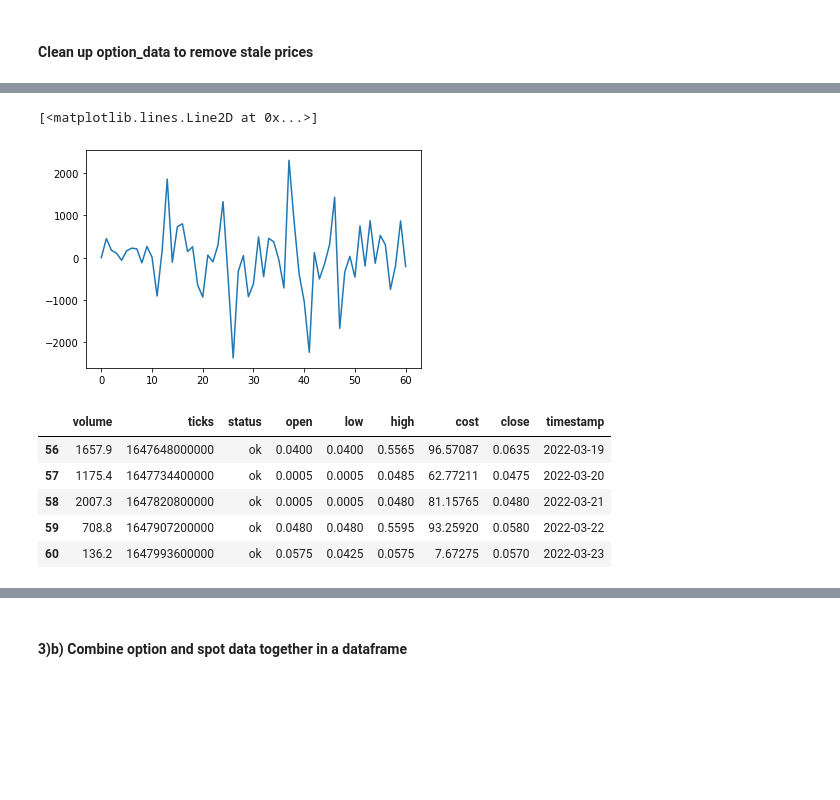
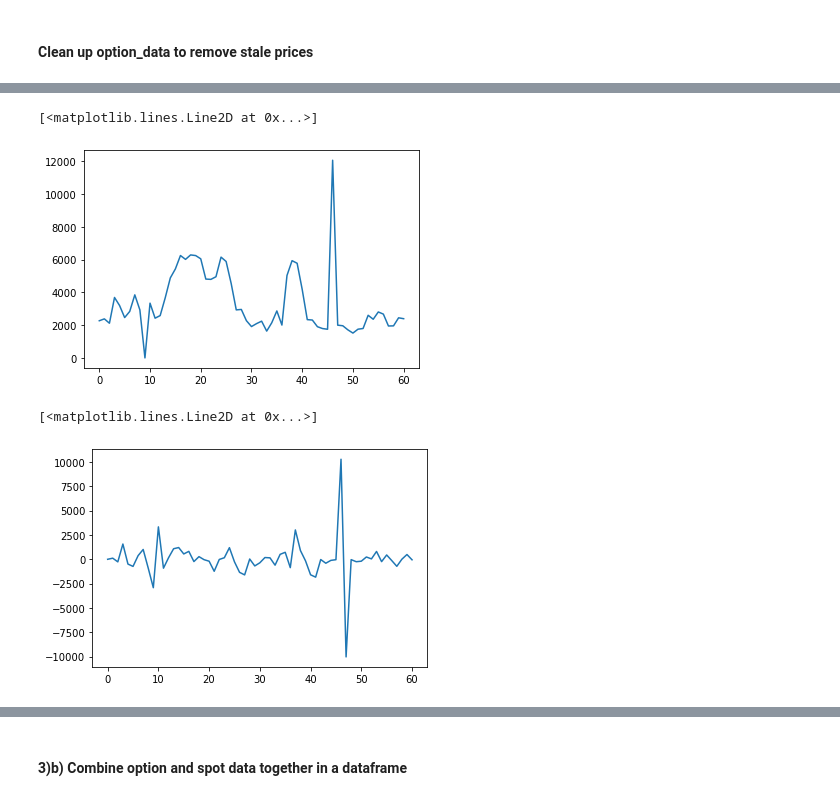
Before and after one commit to marcNY/crypto_option_dashboard, a Jupyter notebook: notebooks/WebApp Template.ipynb, the cells around one changed output, grey strips where cells are left out. Saved outputs shown, nothing was run; the diff lists cells and outputs as text; code cells hidden in the pictures; blank space fills up the shorter version.

```diff
--- a/notebooks/WebApp Template.ipynb
+++ b/notebooks/WebApp Template.ipynb
@@ -188,2 +177,9 @@ plt.plot(spot_data['timestamp'], spot_data['close'])
+# %%
+data = pd.merge(option_data, spot_data, how="left", on="ticks", suffixes=("_option","_spot"))
+
+unwanted = data.columns[data.columns.str.startswith('Unnamed')]
+data.drop(unwanted, axis=1, inplace=True)
+data.drop(["timestamp_option","timestamp_spot"],axis=1, inplace=True)
+data['timestamp'] = data.ticks.apply(lambda x:dt.datetime.fromtimestamp(x/1000))
 # %% [markdown]
 #### Clean up option_data to remove stale prices
@@ -214,7 +201,10 @@ deltas = np.zeros(len(option_data.index))
 option_pnls = np.zeros(len(option_data.index))
 spot_pnls = np.zeros(len(option_data.index))
 combined_pnls = np.zeros(len(option_data.index))
-cum_pnl = np.zeros(len(option_data.index))
+
+cum_option_pnl = np.zeros(len(option_data.index))
+cum_spot_pnl = np.zeros(len(option_data.index))
+cum_combined_pnl = np.zeros(len(option_data.index))
 
 option_pos = np.zeros(len(option_data.index))
 spot_pos = np.zeros(len(option_data.index))
@@ -226,8 +216,8 @@ for i in range(0, len(option_data.index)):
     days_to_expiry = (dt.datetime.fromtimestamp(ts_expiration / 1000) - dt.datetime.fromtimestamp(option_data['ticks'][i] / 1000)).days
 
     try:
-        implied_vols[i] = implied_volatility(price=option_data['close'][i] * spot_data['close'][i],
-                                             S=spot_data['close'][i],
+        implied_vols[i] = implied_volatility(price=data['close_option'][i] * data['close_spot'][i],
+                                             S=data['close_spot'][i],
                                              K=desired_strike,
                                              t=days_to_expiry/365,
                                              r=r,
@@ -240,33 +230,36 @@ for i in range(0, len(option_data.index)):
             implied_vols[0] = 0.70
         else:
             implied_vols[i] = implied_vols[i-1]
-    if i>0 and implied_vols[i] > 2* implied_vols[i-1]:
-            implied_vols[i]=1.1*implied_vols[i-1]
-    if i>0 and implied_vols[i] < 0.5* implied_vols[i-1]:
-        implied_vols[i]=0.9*implied_vols[i-1]
+
+    if i>0 and implied_vols[i] > 2 * implied_vols[i-1]:
+            implied_vols[i] = 1.1 * implied_vols[i-1]
+    if i>0 and implied_vols[i] < 0.5 * implied_vols[i-1]:
+        implied_vols[i]= 0.9 * implied_vols[i-1]
 
     if option_data['volume'][i] == 0.0 or is_invalid_implied_vol:
-        option_data.loc[i, 'close'] = black_scholes(flag=option_type,
-                                                    S=spot_data['close'][i],
+        data.loc[i, 'close_option'] = black_scholes(flag=option_type,
+                                                    S=data['close_spot'][i],
                                                     K=desired_strike,
                                                     t=days_to_expiry/365,
                                                     r=r,
                                                     sigma=implied_vols[i],
-                                                    return_as='numpy')[0] / spot_data['close'][i]
+                                                    return_as='numpy')[0] / data['close_spot'][i]
 
-    deltas[i] = delta(option_type, spot_data['close'][i], desired_strike, days_to_expiry / 365, r, implied_vols[i])
+    deltas[i] = 1.#delta(option_type, spot_data['close'][i], desired_strike, days_to_expiry / 365, r, implied_vols[i])
 
     option_pos[i] = qty
     spot_pos[i] = ( deltas[i] * option_pos[i] * mult ) * is_delta_hedged
 
     if i > 0:
-        option_pnls[i] = (option_data['close'][i]*spot_pnl[i] - option_data['close'][i-1]*spot_pnl[i-1]) * option_pos[i-1] * mult
+        option_pnls[i] = ( data['close_option'][i] * data['close_spot'][i] - data['close_option'][i-1] * data['close_spot'][i-1] ) * option_pos[i-1] * mult
 
-        spot_pnls[i] = (spot_data['close'][i] - spot_data['close'][i-1]) * spot_pos[i-1]
+        spot_pnls[i] = (data['close_spot'][i] - data['close_spot'][i-1]) * spot_pos[i-1]
 
         combined_pnls[i] = option_pnls[i] + spot_pnls[i]
 
-        cum_pnl[i] += combined_pnls[i]
+        cum_option_pnl[i] += option_pnls[i]
+        cum_spot_pnl[i] += spot_pnls[i]
+        cum_combined_pnl[i] += combined_pnls[i]
 
 warnings.filterwarnings("default")
 # %% [output]
@@ -320,14 +269,10 @@ plt.plot(spot_pos)
-# %%
-plt.plot(cum_pnl)
-# %% [output]
-[<matplotlib.lines.Line2D at 0x...>]
-[figure, removed]
-# %%
-option_data[56:].head()
-# %% [output]
-|  | volume | ticks | status | open | low | high | cost | close | timestamp |
-| 56 | 1657.9 | 1647648000000 | ok | 0.0400 | 0.0400 | 0.5565 | 96.57087 | 0.0635 | 2022-03-19 |
-| 57 | 1175.4 | 1647734400000 | ok | 0.0005 | 0.0005 | 0.0485 | 62.77211 | 0.0475 | 2022-03-20 |
-| 58 | 2007.3 | 1647820800000 | ok | 0.0005 | 0.0005 | 0.0480 | 81.15765 | 0.0480 | 2022-03-21 |
-| 59 | 708.8 | 1647907200000 | ok | 0.0480 | 0.0480 | 0.5595 | 93.25920 | 0.0580 | 2022-03-22 |
-| 60 | 136.2 | 1647993600000 | ok | 0.0575 | 0.0425 | 0.0575 | 7.67275 | 0.0570 | 2022-03-23 |
+# %%
+plt.plot(data['close_option'] * data['close_spot'])
+# %% [output]
+[<matplotlib.lines.Line2D at 0x...>]
+[figure, added]
+# %%
+plt.plot(cum_option_pnl)
+# %% [output]
+[<matplotlib.lines.Line2D at 0x...>]
+[figure, added]
```
Also changed, not shown: parts of 26 cells of this notebook.
